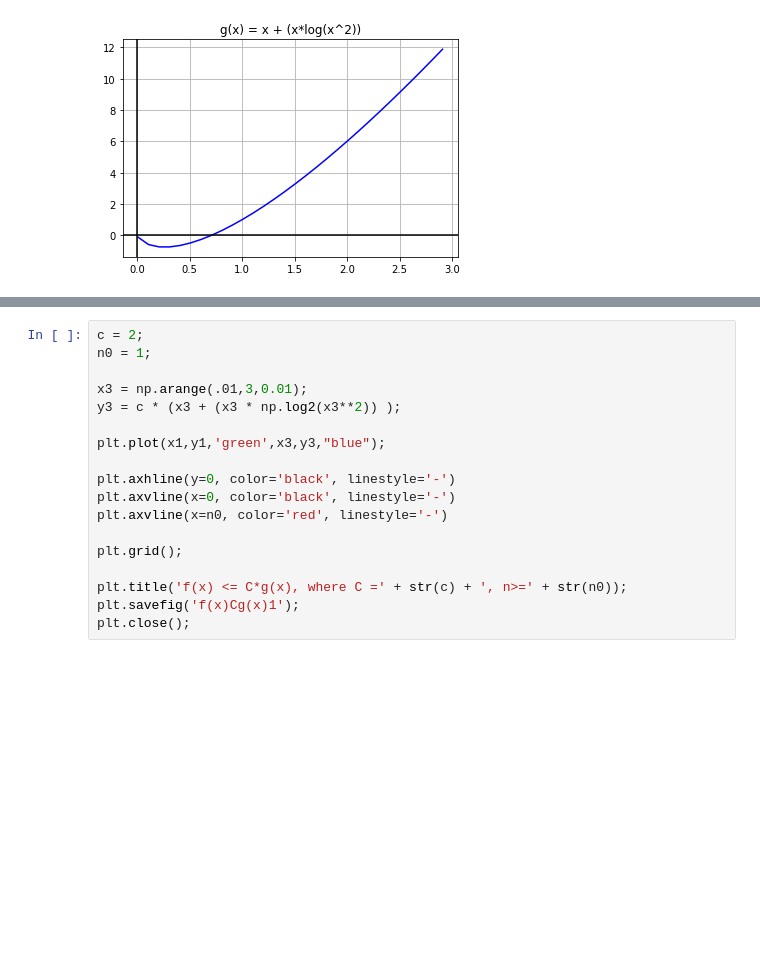
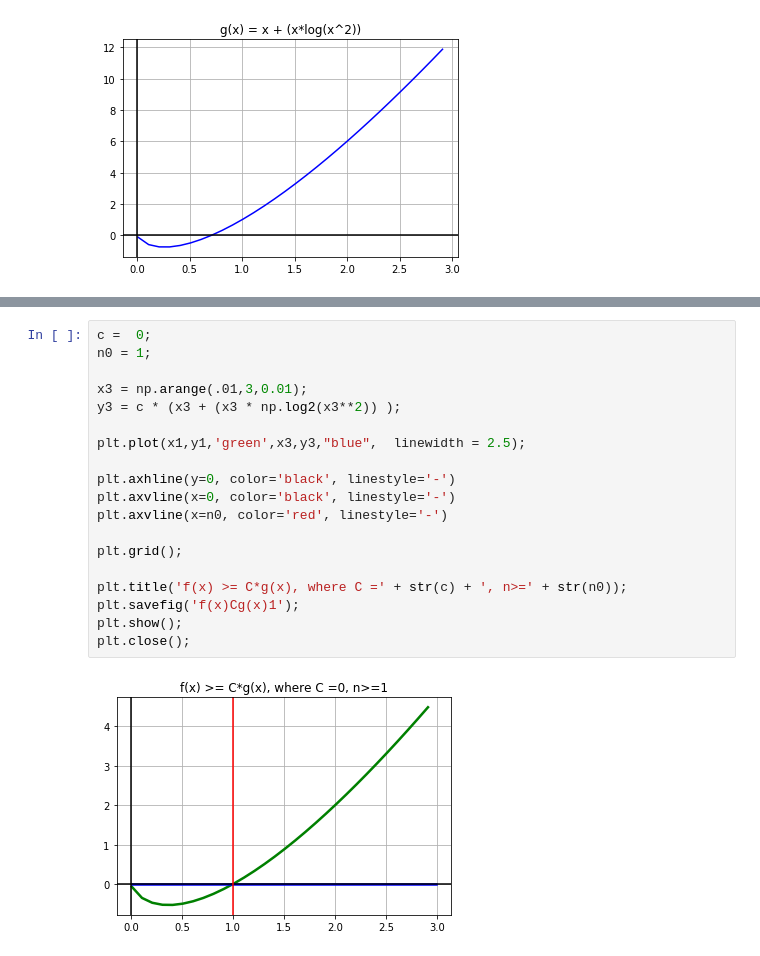
Before and after one commit to Lauro199471/CECS-528, a Jupyter notebook: lab2/lab2.ipynb, the cells around one changed output, grey strips where cells are left out. Saved outputs shown, nothing was run; the diff lists cells and outputs as text; blank space fills up the shorter version.

```diff
--- a/lab2/lab2.ipynb
+++ b/lab2/lab2.ipynb
@@ -37,20 +39,23 @@ plt.savefig('f(x)&g(x)');
 # %% [output]
 [figure]
 # %%
-c = 2;
+c =  0;
 n0 = 1;
 
 x3 = np.arange(.01,3,0.01);
 y3 = c * (x3 + (x3 * np.log2(x3**2)) );
 
-plt.plot(x1,y1,'green',x3,y3,"blue");
+plt.plot(x1,y1,'green',x3,y3,"blue",  linewidth = 2.5);
 
 plt.axhline(y=0, color='black', linestyle='-')
 plt.axvline(x=0, color='black', linestyle='-')
 plt.axvline(x=n0, color='red', linestyle='-')
 
 plt.grid();
 
-plt.title('f(x) <= C*g(x), where C =' + str(c) + ', n>=' + str(n0));
+plt.title('f(x) >= C*g(x), where C =' + str(c) + ', n>=' + str(n0));
 plt.savefig('f(x)Cg(x)1');
+plt.show();
 plt.close();
+# %% [output]
+[figure, added]
```
Also changed, not shown: parts of 3 cells of this notebook, 9 other files.
